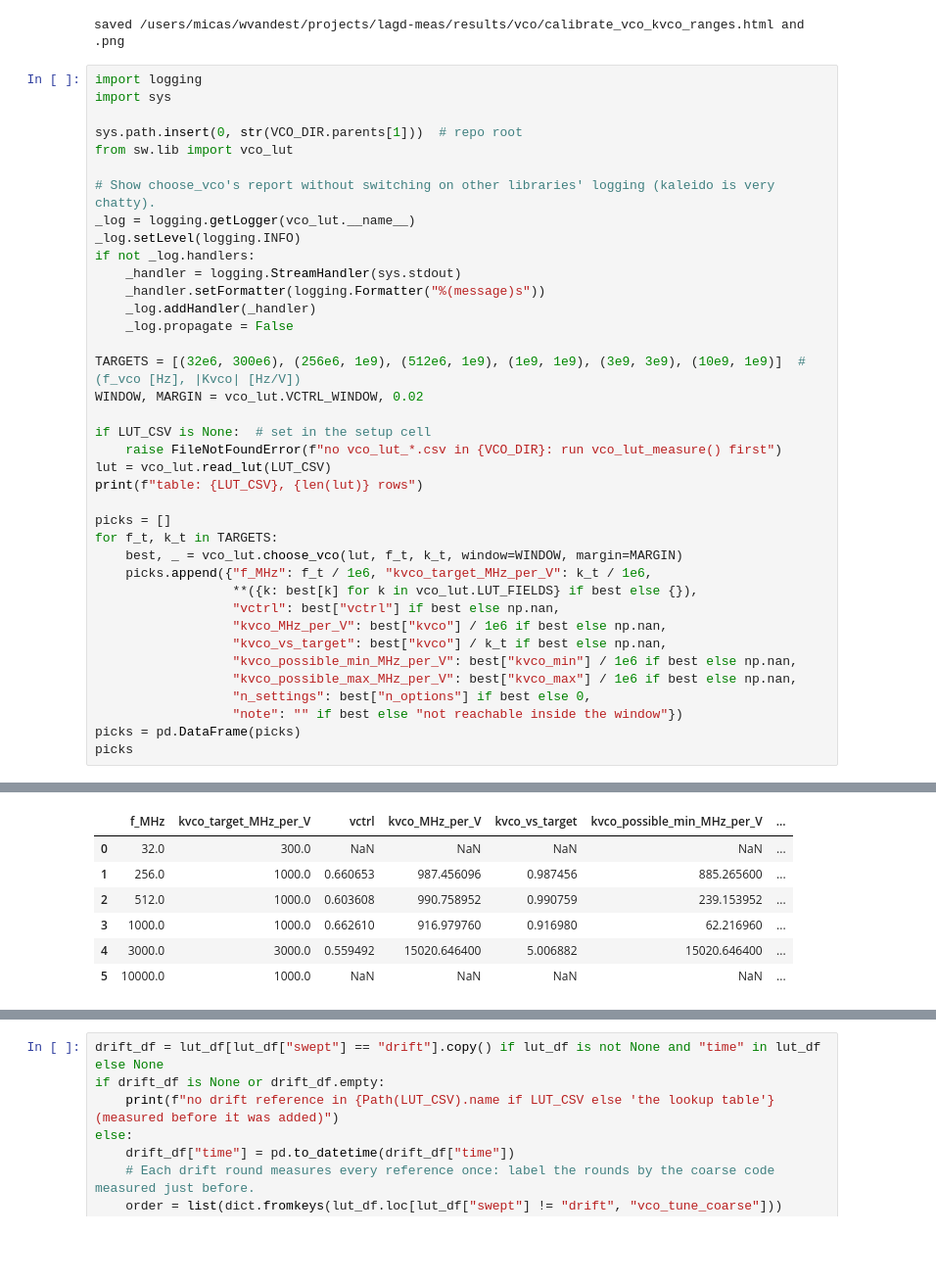
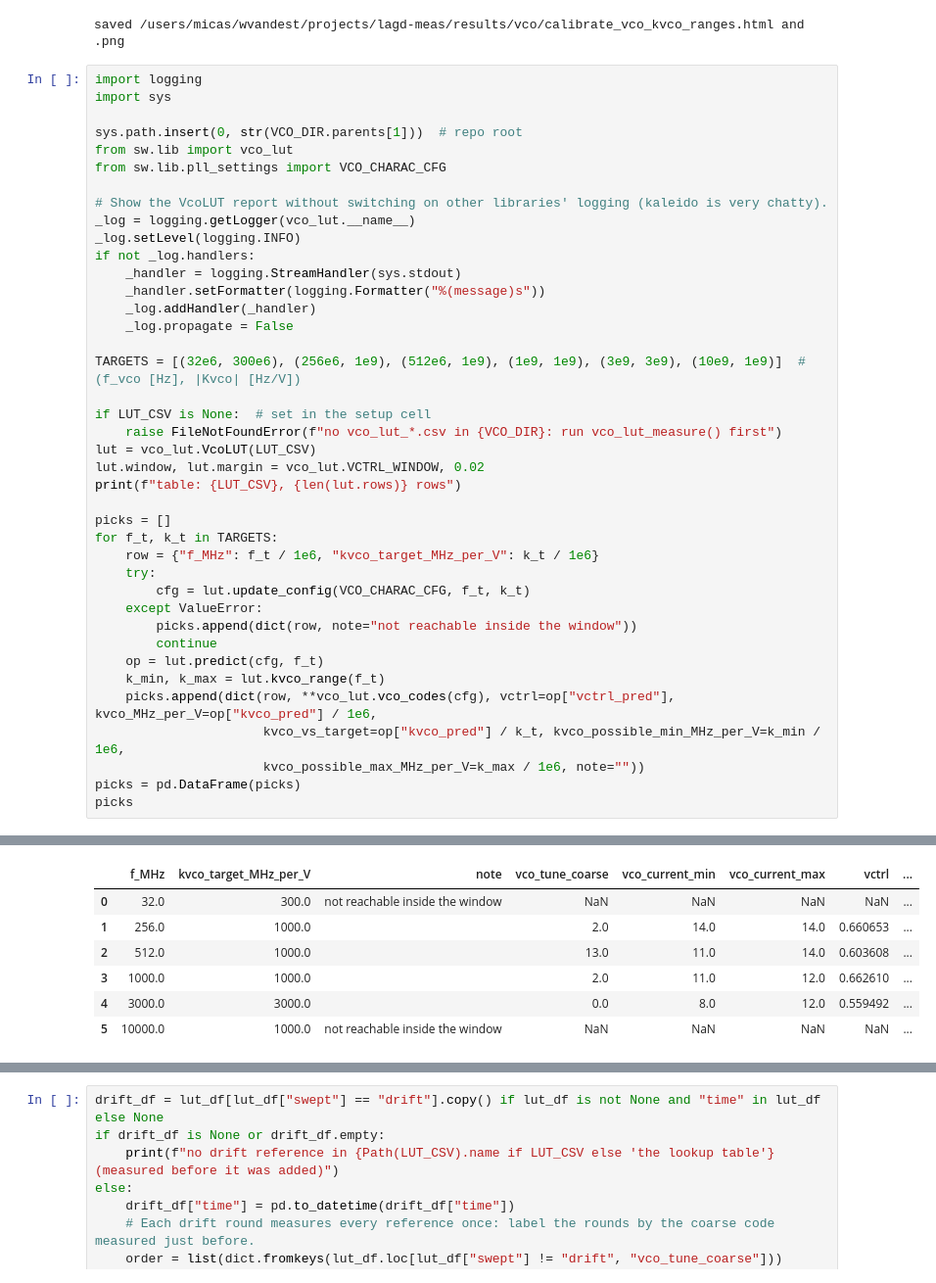
Before and after one commit to KULeuven-MICAS/lagd-meas, a Jupyter notebook: sw/tools/notebooks/calibrate_vco.ipynb, the cells around one changed output, grey strips where cells are left out. Shown at 98% size. Saved outputs shown, nothing was run; the diff lists cells and outputs as text; blank space fills up the shorter version.

```diff
--- a/sw/tools/notebooks/calibrate_vco.ipynb
+++ b/sw/tools/notebooks/calibrate_vco.ipynb
@@ -147,8 +150,9 @@ import sys
 
 sys.path.insert(0, str(VCO_DIR.parents[1]))  # repo root
 from sw.lib import vco_lut
+from sw.lib.pll_settings import VCO_CHARAC_CFG
 
-# Show choose_vco's report without switching on other libraries' logging (kaleido is very chatty).
+# Show the VcoLUT report without switching on other libraries' logging (kaleido is very chatty).
 _log = logging.getLogger(vco_lut.__name__)
 _log.setLevel(logging.INFO)
 if not _log.handlers:
@@ -158,25 +162,26 @@ if not _log.handlers:
     _log.propagate = False
 
 TARGETS = [(32e6, 300e6), (256e6, 1e9), (512e6, 1e9), (1e9, 1e9), (3e9, 3e9), (10e9, 1e9)]  # (f_vco [Hz], |Kvco| [Hz/V])
-WINDOW, MARGIN = vco_lut.VCTRL_WINDOW, 0.02
 
 if LUT_CSV is None:  # set in the setup cell
     raise FileNotFoundError(f"no vco_lut_*.csv in {VCO_DIR}: run vco_lut_measure() first")
-lut = vco_lut.read_lut(LUT_CSV)
-print(f"table: {LUT_CSV}, {len(lut)} rows")
+lut = vco_lut.VcoLUT(LUT_CSV)
+lut.window, lut.margin = vco_lut.VCTRL_WINDOW, 0.02
+print(f"table: {LUT_CSV}, {len(lut.rows)} rows")
 
 picks = []
 for f_t, k_t in TARGETS:
-    best, _ = vco_lut.choose_vco(lut, f_t, k_t, window=WINDOW, margin=MARGIN)
-    picks.append({"f_MHz": f_t / 1e6, "kvco_target_MHz_per_V": k_t / 1e6,
-                  **({k: best[k] for k in vco_lut.LUT_FIELDS} if best else {}),
-                  "vctrl": best["vctrl"] if best else np.nan,
-                  "kvco_MHz_per_V": best["kvco"] / 1e6 if best else np.nan,
-                  "kvco_vs_target": best["kvco"] / k_t if best else np.nan,
-                  "kvco_possible_min_MHz_per_V": best["kvco_min"] / 1e6 if best else np.nan,
-                  "kvco_possible_max_MHz_per_V": best["kvco_max"] / 1e6 if best else np.nan,
-                  "n_settings": best["n_options"] if best else 0,
-                  "note": "" if best else "not reachable inside the window"})
+    row = {"f_MHz": f_t / 1e6, "kvco_target_MHz_per_V": k_t / 1e6}
+    try:
+        cfg = lut.update_config(VCO_CHARAC_CFG, f_t, k_t)
+    except ValueError:
+        picks.append(dict(row, note="not reachable inside the window"))
+        continue
+    op = lut.predict(cfg, f_t)
+    k_min, k_max = lut.kvco_range(f_t)
+    picks.append(dict(row, **vco_lut.vco_codes(cfg), vctrl=op["vctrl_pred"], kvco_MHz_per_V=op["kvco_pred"] / 1e6,
+                      kvco_vs_target=op["kvco_pred"] / k_t, kvco_possible_min_MHz_per_V=k_min / 1e6,
+                      kvco_possible_max_MHz_per_V=k_max / 1e6, note=""))
 picks = pd.DataFrame(picks)
 picks
 # %% [output]
@@ -190,9 +206,9 @@ table: /users/micas/wvandest/projects/lagd-meas/results/vco/vco_lut_S5_20261001_
-|  | f_MHz | kvco_target_MHz_per_V | vctrl | kvco_MHz_per_V | kvco_vs_target | kvco_possible_min_MHz_per_V | ... |
-| 0 | 32.0 | 300.0 | NaN | NaN | NaN | NaN | ... |
-| 1 | 256.0 | 1000.0 | 0.660653 | 987.456096 | 0.987456 | 885.265600 | ... |
-| 2 | 512.0 | 1000.0 | 0.603608 | 990.758952 | 0.990759 | 239.153952 | ... |
-| 3 | 1000.0 | 1000.0 | 0.662610 | 916.979760 | 0.916980 | 62.216960 | ... |
-| 4 | 3000.0 | 3000.0 | 0.559492 | 15020.646400 | 5.006882 | 15020.646400 | ... |
-| 5 | 10000.0 | 1000.0 | NaN | NaN | NaN | NaN | ... |
+|  | f_MHz | kvco_target_MHz_per_V | note | vco_tune_coarse | vco_current_min | vco_current_max | vctrl | ... |
+| 0 | 32.0 | 300.0 | not reachable inside the window | NaN | NaN | NaN | NaN | ... |
+| 1 | 256.0 | 1000.0 |  | 2.0 | 14.0 | 14.0 | 0.660653 | ... |
+| 2 | 512.0 | 1000.0 |  | 13.0 | 11.0 | 14.0 | 0.603608 | ... |
+| 3 | 1000.0 | 1000.0 |  | 2.0 | 11.0 | 12.0 | 0.662610 | ... |
+| 4 | 3000.0 | 3000.0 |  | 0.0 | 8.0 | 12.0 | 0.559492 | ... |
+| 5 | 10000.0 | 1000.0 | not reachable inside the window | NaN | NaN | NaN | NaN | ... |
 # %%
 # Which frequencies can be reached at all (same rules, any Kvco); gaps show up as separate bands.
```
Also changed, not shown: parts of 4 cells of this notebook, 14 other files.
